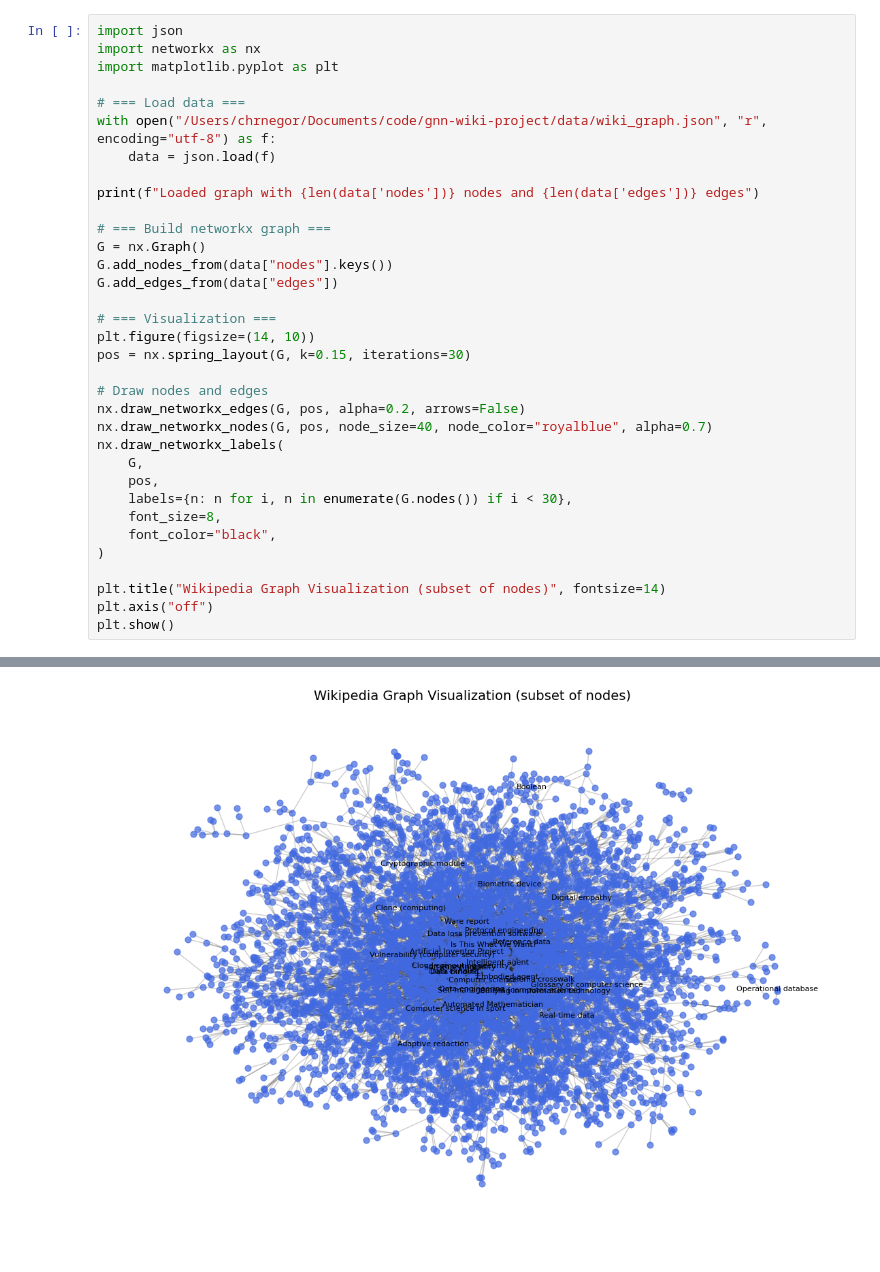
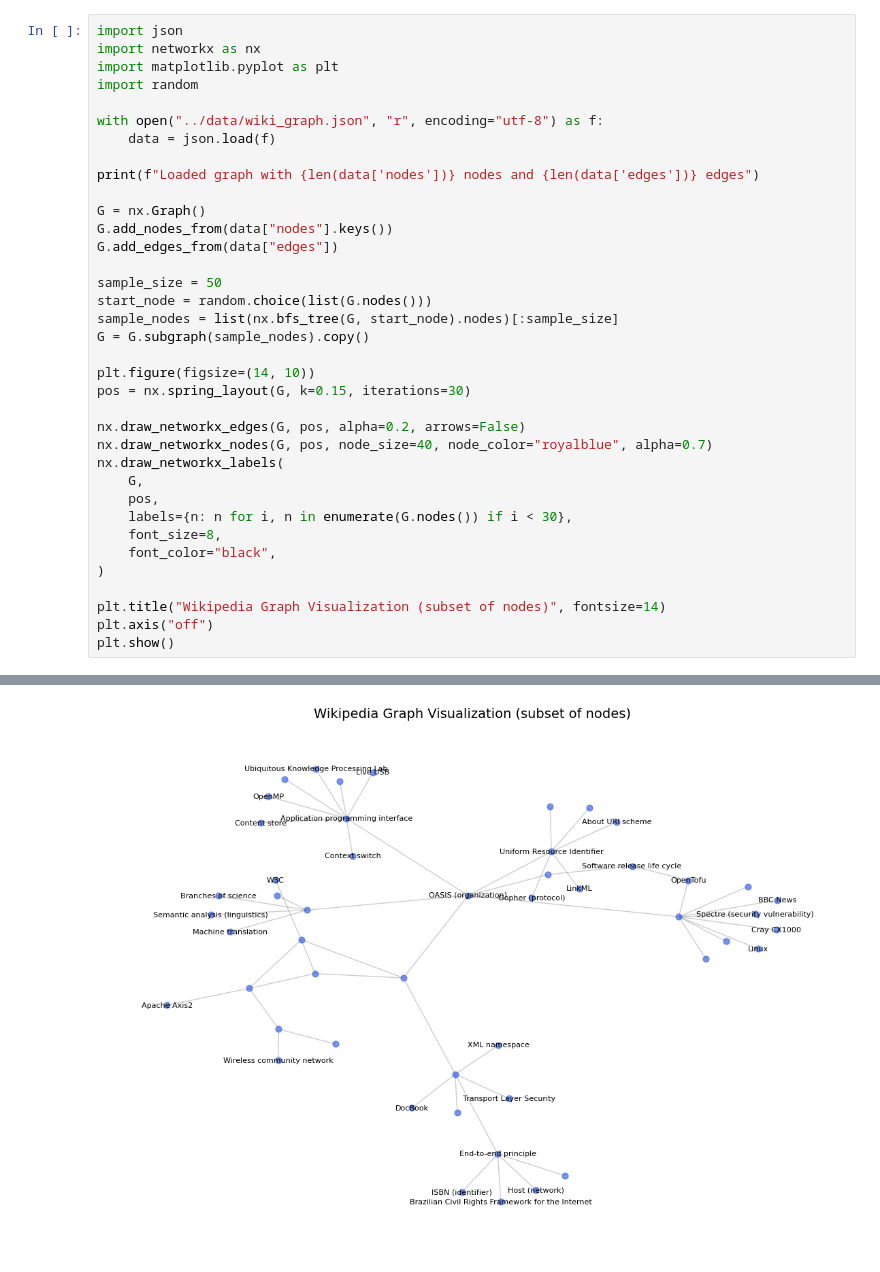
Before and after one commit to lolyhop/gnn-wiki-project, a Jupyter notebook: notebooks/visualize_graphs.ipynb, the cells around one changed output, grey strips where cells are left out. Drawn from its saved outputs; the diff is of its cells as text.

Commit message:
Add nodes labeling part

```diff
--- a/notebooks/visualize_graphs.ipynb
+++ b/notebooks/visualize_graphs.ipynb
@@ -2,23 +2,25 @@
 import json
 import networkx as nx
 import matplotlib.pyplot as plt
+import random
 
-# === Load data ===
-with open("/Users/chrnegor/Documents/code/gnn-wiki-project/data/wiki_graph.json", "r", encoding="utf-8") as f:
+with open("../data/wiki_graph.json", "r", encoding="utf-8") as f:
     data = json.load(f)
 
 print(f"Loaded graph with {len(data['nodes'])} nodes and {len(data['edges'])} edges")
 
-# === Build networkx graph ===
 G = nx.Graph()
 G.add_nodes_from(data["nodes"].keys())
 G.add_edges_from(data["edges"])
 
-# === Visualization ===
+sample_size = 50
+start_node = random.choice(list(G.nodes()))
+sample_nodes = list(nx.bfs_tree(G, start_node).nodes)[:sample_size]
+G = G.subgraph(sample_nodes).copy()
+
 plt.figure(figsize=(14, 10))
 pos = nx.spring_layout(G, k=0.15, iterations=30)
 
-# Draw nodes and edges
 nx.draw_networkx_edges(G, pos, alpha=0.2, arrows=False)
 nx.draw_networkx_nodes(G, pos, node_size=40, node_color="royalblue", alpha=0.7)
 nx.draw_networkx_labels(
@@ -37,4 +39,4 @@ Loaded graph with 2340 nodes and 7192 edges
-[figure, old version]
+[figure, new version]
 # %%
 degrees = [deg for _, deg in G.degree()]
 avg_degree = sum(degrees) / len(degrees)
```
Also changed, not shown: parts of 2 cells of this notebook, 10 other files.
